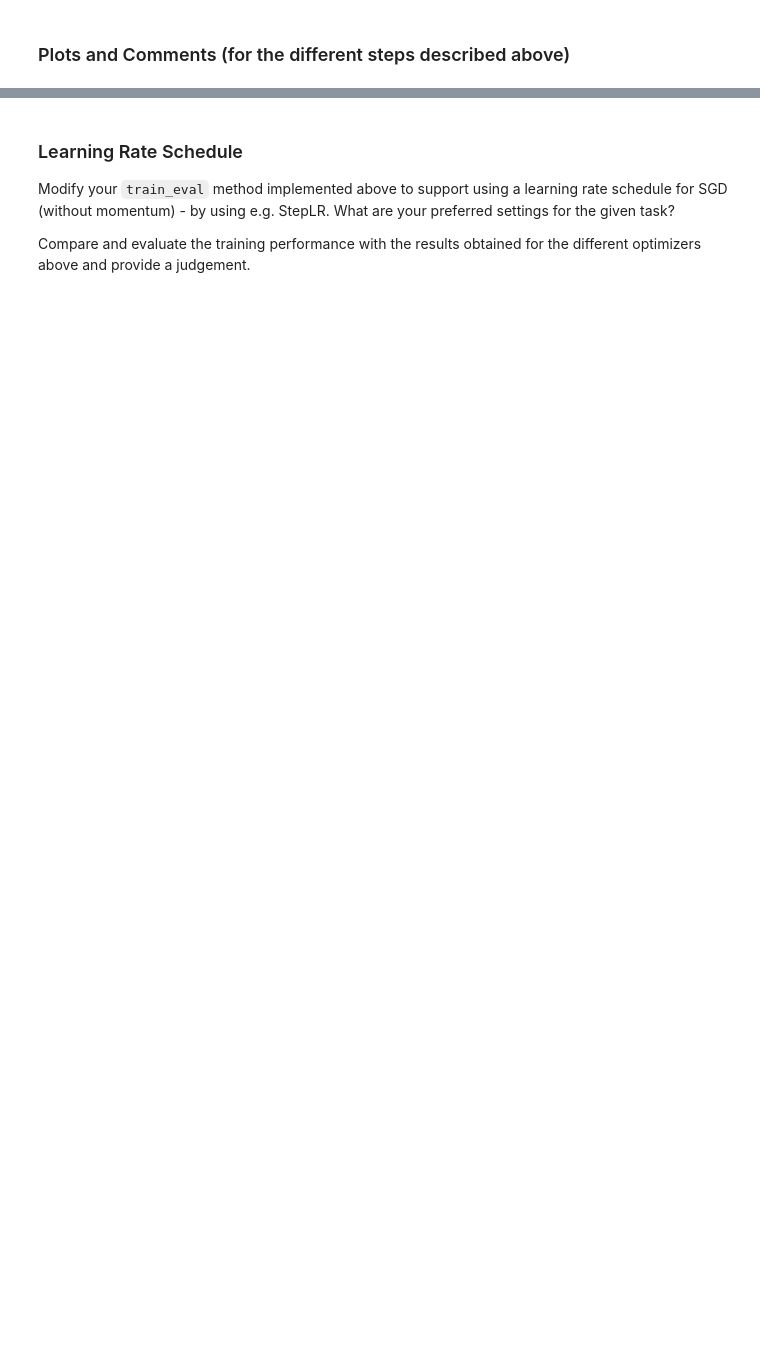
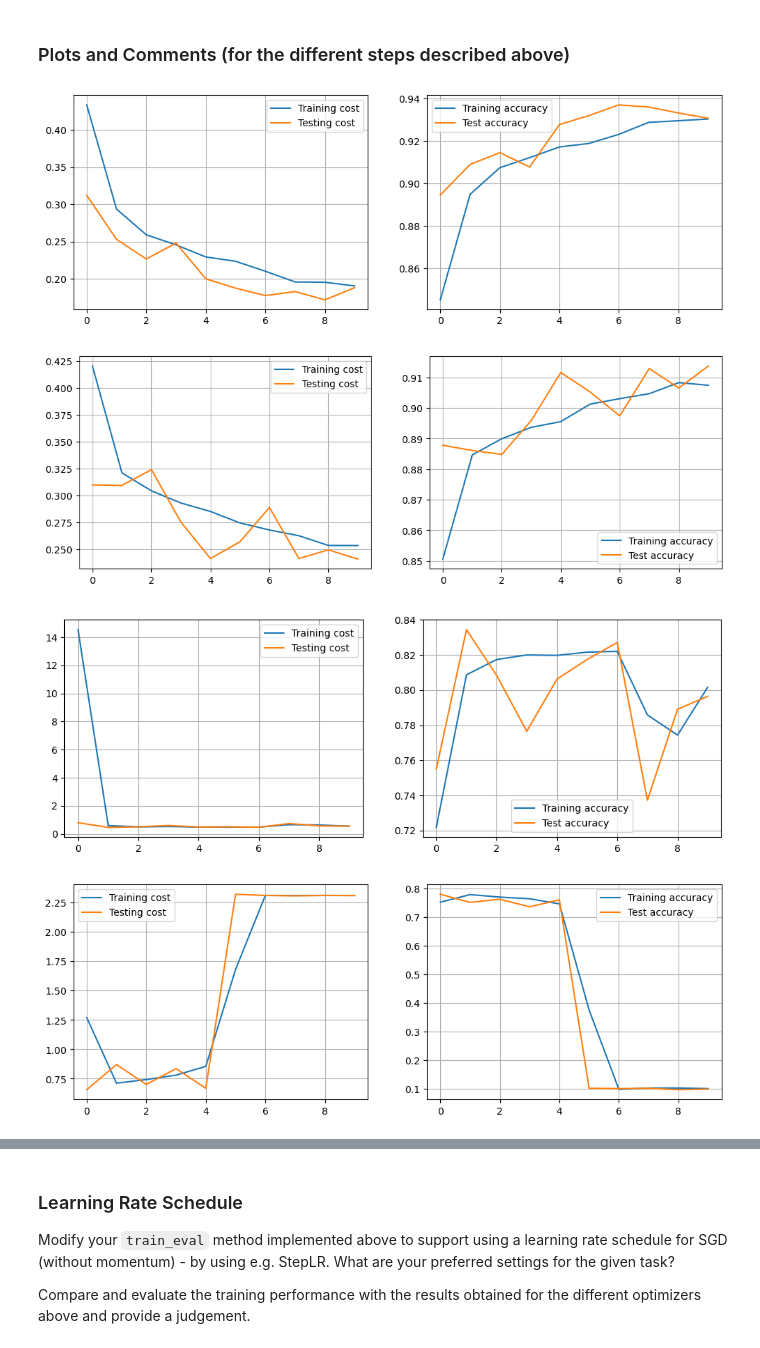
Before and after one commit to Dr-Shab/MSE-DeepLearn, a Jupyter notebook: DL-PW-05-G26_Drilon_Chia-Hua/PW05_ex_3.ipynb, the cells around one changed output, grey strips where cells are left out. Drawn from its saved outputs; the diff is of its cells as text; code cells hidden in the pictures; blank space fills up the shorter version.

```diff
--- a/DL-PW-05-G26_Drilon_Chia-Hua/PW05_ex_3.ipynb
+++ b/DL-PW-05-G26_Drilon_Chia-Hua/PW05_ex_3.ipynb
@@ -336,0 +389,15 @@ cost_hist, cost_hist_test, acc_hist, acc_hist_test = train_eval(model, optimizer
+# %%
+batch_size = 64
+
+training_loader = DataLoader(training_data, batch_size=batch_size, shuffle=True)
+test_loader = DataLoader(validation_data, batch_size=batch_size, shuffle=False)
+
+model = cnn_model()
+
+learning_rate = 0.05
+nepochs = 10
+
+optimizer = optim.Adam(model.parameters(), lr=learning_rate, betas=(0.9, 0.999), eps=1e-08, weight_decay=0)
+
+cost_hist, cost_hist_test, acc_hist, acc_hist_test = train_eval(model, optimizer, nepochs, training_loader, test_loader)
+default_adam = [cost_hist, cost_hist_test, acc_hist, acc_hist_test]
@@ -336,0 +415,15 @@ cost_hist, cost_hist_test, acc_hist, acc_hist_test = train_eval(model, optimizer
+# %%
+batch_size = 64
+
+training_loader = DataLoader(training_data, batch_size=batch_size, shuffle=True)
+test_loader = DataLoader(validation_data, batch_size=batch_size, shuffle=False)
+
+model = cnn_model()
+
+learning_rate = 0.05
+nepochs = 10
+
+optimizer = optim.Adam(model.parameters(), lr=learning_rate, betas=(0.5, 0.999), eps=1e-08, weight_decay=0)
+
+cost_hist, cost_hist_test, acc_hist, acc_hist_test = train_eval(model, optimizer, nepochs, training_loader, test_loader)
+test_adam = [cost_hist, cost_hist_test, acc_hist, acc_hist_test]
@@ -337,2 +441,14 @@ cost_hist, cost_hist_test, acc_hist, acc_hist_test = train_eval(model, optimizer
 # %% [markdown]
 ### Plots and Comments (for the different steps described above)
+# %%
+plot_performance(*momentum_no_nesterov)
+plot_performance(*momentum_with_nesterov)
+plot_performance(*default_RMS_prop)
+plot_performance(*test_RMS_prop)
+plot_performance(*default_adam)
+plot_performance(*test_adam)
+# %% [output]
+[figure, added]
+[figure, added]
+[figure, added]
+[figure, added]
```
Also changed, not shown: parts of 13 cells of this notebook.
